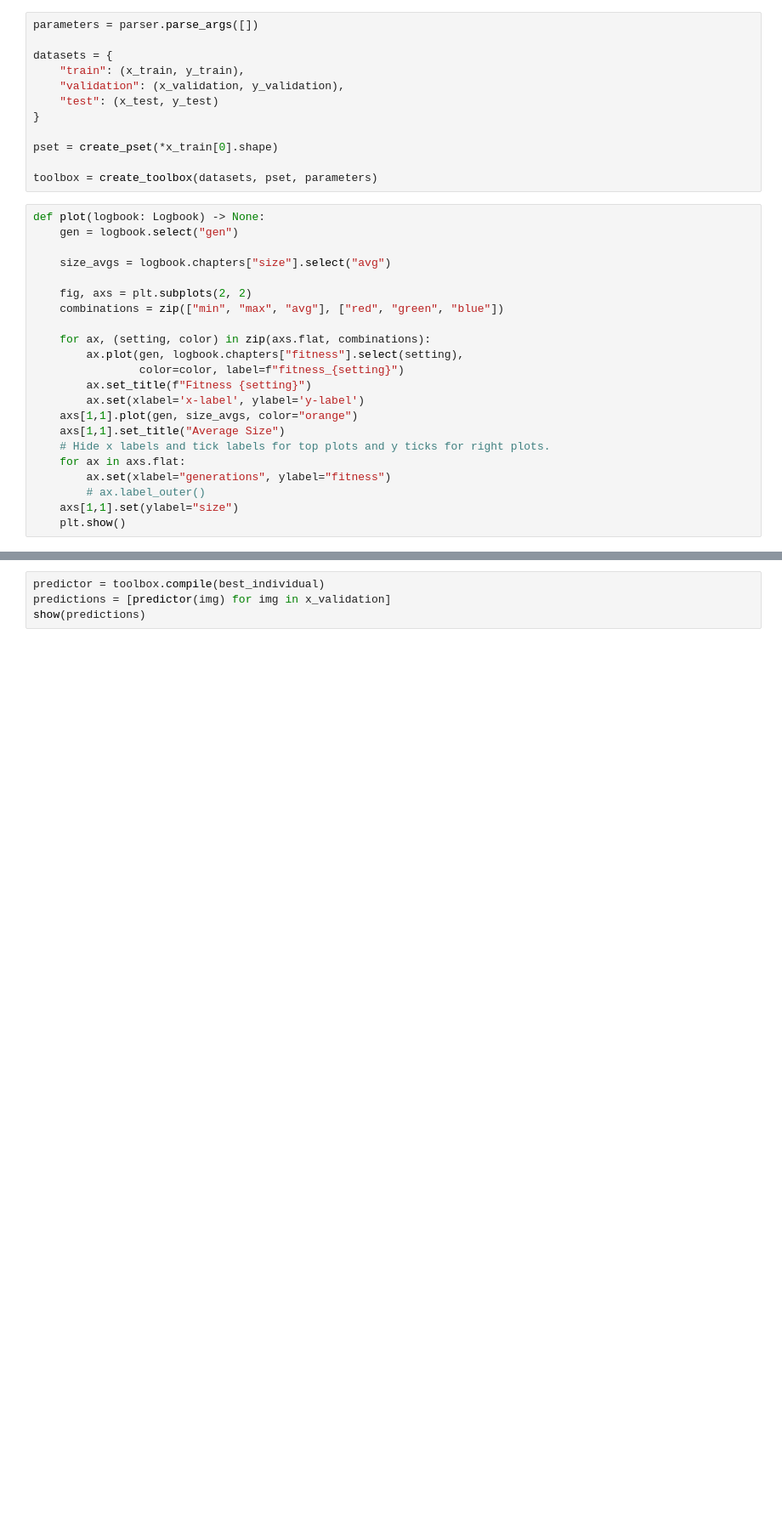
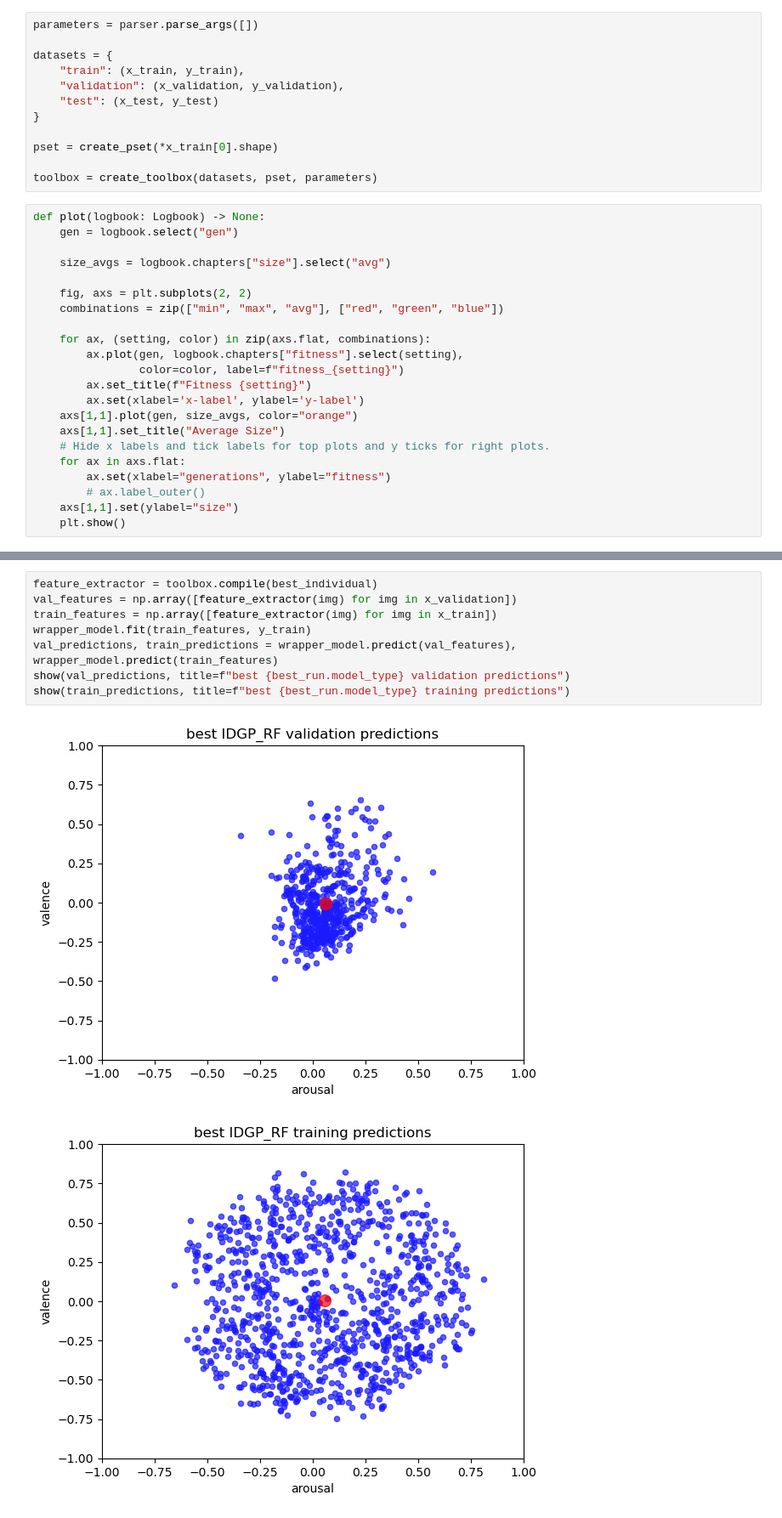
Before and after one commit to TEESDAAL/SummerResearch, a Jupyter notebook: IDGP_related_stuff/idgp_tree/data_visualisation.ipynb, the cells around one changed output, grey strips where cells are left out. Shown at 85% size. Cells and saved outputs as stored; diff of their text form; blank space fills up the shorter version.

```diff
--- a/IDGP_related_stuff/idgp_tree/data_visualisation.ipynb
+++ b/IDGP_related_stuff/idgp_tree/data_visualisation.ipynb
@@ -117,7 +174,14 @@ show(y_validation)
 # %%
-predictor = toolbox.compile(best_individual)
-predictions = [predictor(img) for img in x_validation]
-show(predictions)
+feature_extractor = toolbox.compile(best_individual)
+val_features = np.array([feature_extractor(img) for img in x_validation])
+train_features = np.array([feature_extractor(img) for img in x_train])
+wrapper_model.fit(train_features, y_train)
+val_predictions, train_predictions = wrapper_model.predict(val_features), wrapper_model.predict(train_features)
+show(val_predictions, title=f"best {best_run.model_type} validation predictions")
+show(train_predictions, title=f"best {best_run.model_type} training predictions")
+# %% [output]
+[figure, added]
+[figure, added]
 # %%
 f = Tree.of(best_individual, pset)
 for i, img in enumerate(x_train[:5]):
```
Also changed, not shown: parts of 11 cells of this notebook, 15 other files.
